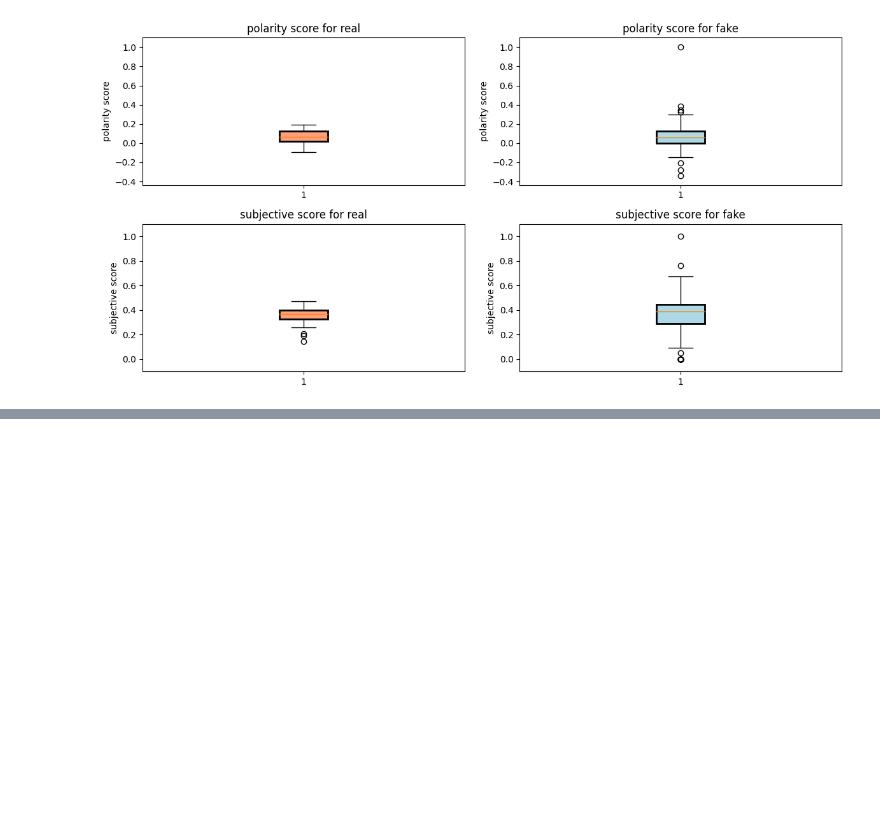
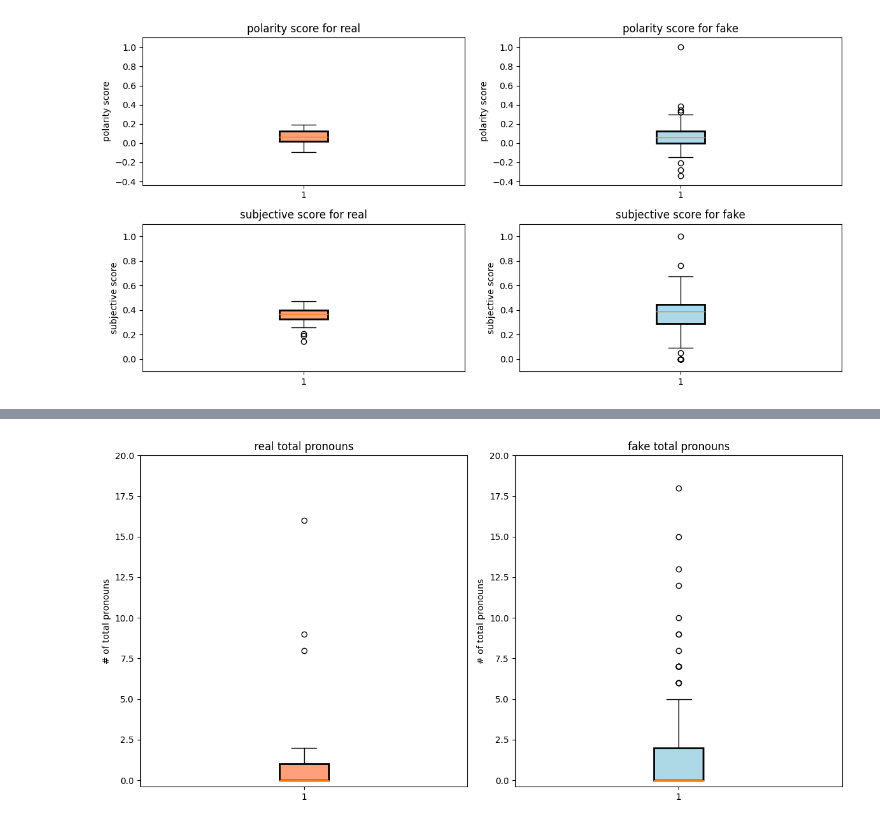
Before and after one commit to henrikdchristensen/DIKU-DS-Exam-FakeNewsDetection, a Jupyter notebook: src/bookhc.ipynb, the cells around one changed output, grey strips where cells are left out. Cells and saved outputs as stored; diff of their text form; code cells hidden in the pictures; blank space fills up the shorter version.

```diff
--- a/src/bookhc.ipynb
+++ b/src/bookhc.ipynb
@@ -39,0 +52,4 @@ Stat.plot_combined_sentence_analysis()
+# %%
+Stat.plot_combined_fake_vs_real_pronouns_total()
+# %% [output]
+[figure, added]
```
Also changed, not shown: parts of 8 cells of this notebook, 3 other files.
